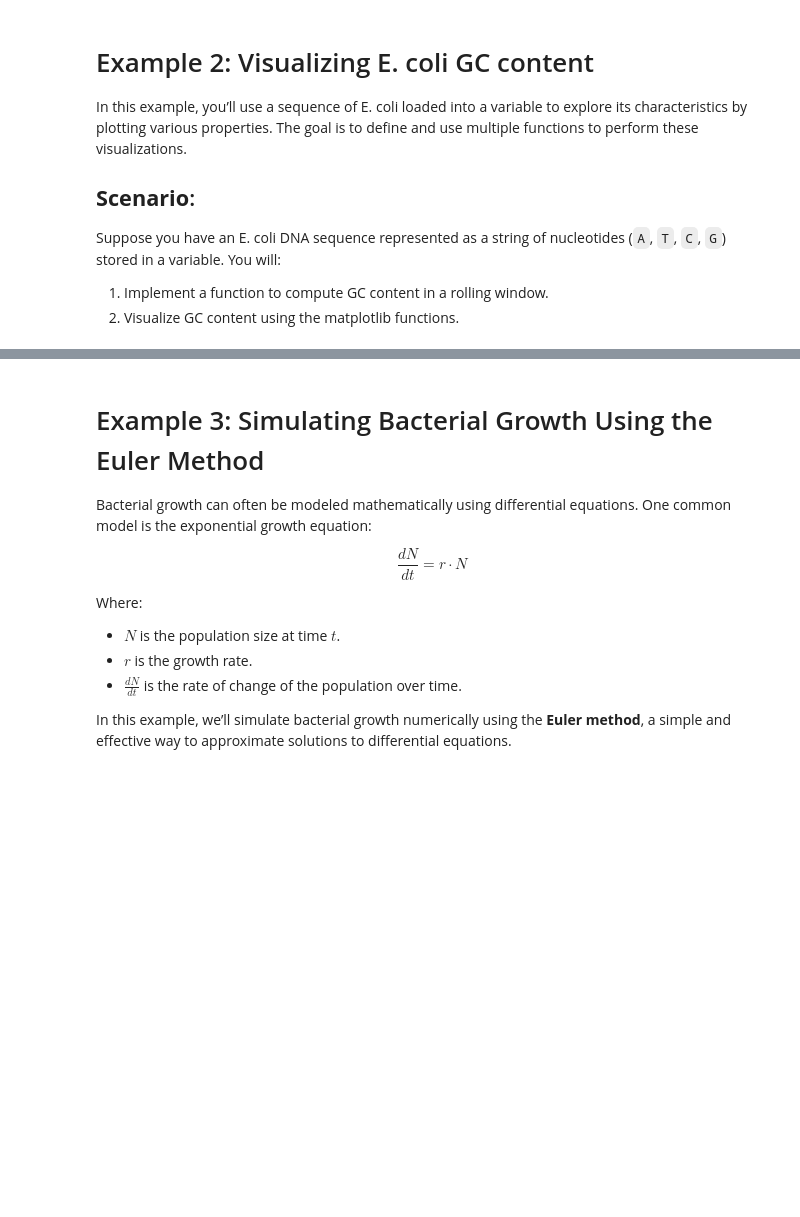
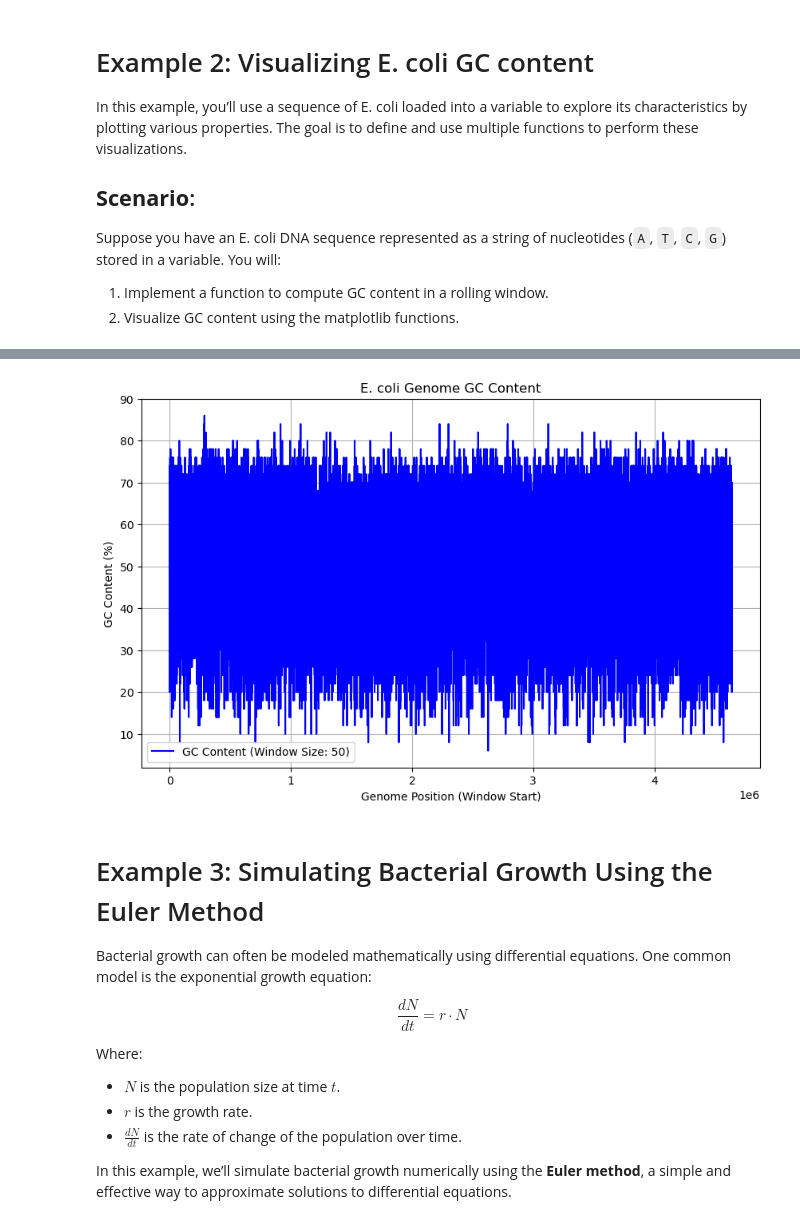
Before and after one commit to armankarshenas/TUMS2025, a Jupyter notebook: lectures/lecture5.ipynb, the cells around one changed output, grey strips where cells are left out. Cells and saved outputs as stored; diff of their text form; code cells hidden in the pictures; blank space fills up the shorter version.

```diff
--- a/lectures/lecture5.ipynb
+++ b/lectures/lecture5.ipynb
@@ -473,5 +475,53 @@ print(f"Length of the E. coli genome: {len(ecoli_genome)}")
 # %%
 # Let's spend some time working on this example
+import matplotlib.pyplot as plt
+
+def compute_gc_content(sequence, window_size):
+    """
+    Computes the GC content in a rolling window for a given DNA sequence.
+
+    Parameters:
+        sequence (str): The DNA sequence (E. coli genome).
+        window_size (int): The size of the rolling window.
+
+    Returns:
+        list: GC content values for each window position.
+    """
+    gc_content = []
+    for i in range(len(sequence) - window_size + 1):
+        window = sequence[i:i + window_size]
+        gc_count = window.count("G") + window.count("C")
+        gc_percentage = (gc_count / window_size) * 100
+        gc_content.append(gc_percentage)
+    return gc_content
+
+def plot_gc_content(gc_content, window_size):
+    """
+    Plots the GC content as a function of genome position.
+
+    Parameters:
+        gc_content (list): List of GC content values.
+        window_size (int): The size of the rolling window.
+    """
+    plt.figure(figsize=(10, 6))
+    plt.plot(gc_content, label=f"GC Content (Window Size: {window_size})", color="blue")
+    plt.xlabel("Genome Position (Window Start)")
+    plt.ylabel("GC Content (%)")
+    plt.title("E. coli Genome GC Content")
+    plt.legend()
+    plt.grid()
+    plt.show()
+
+# Define the window size
+window_size = 50
+
+# Compute GC content
+gc_content = compute_gc_content(ecoli_genome, window_size)
+
+# Visualize the GC content
+plot_gc_content(gc_content, window_size)
+# %% [output]
+[figure, added]
 # %% [markdown]
 # Example 3: Simulating Bacterial Growth Using the Euler Method
 
```
Also changed, not shown: parts of 4 cells of this notebook, 4 other files.
